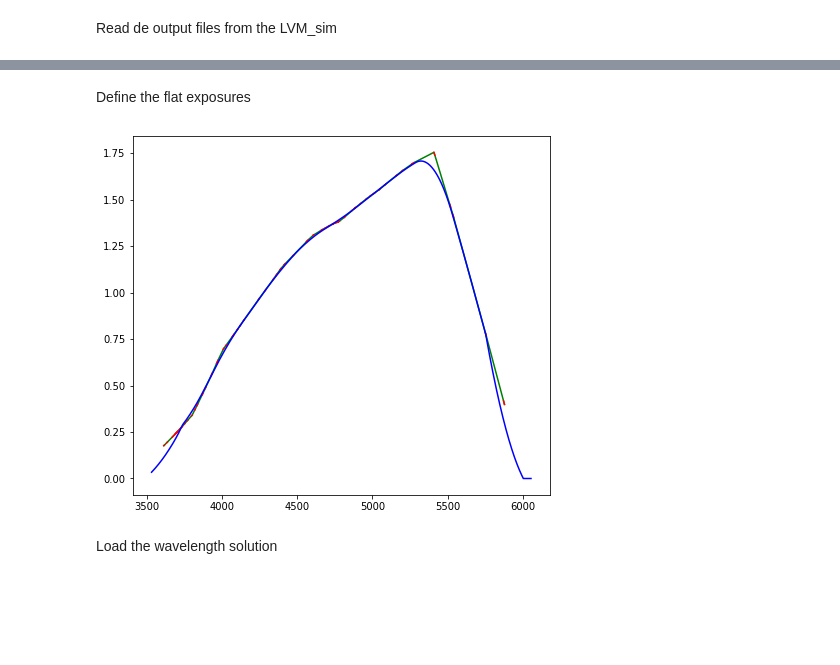
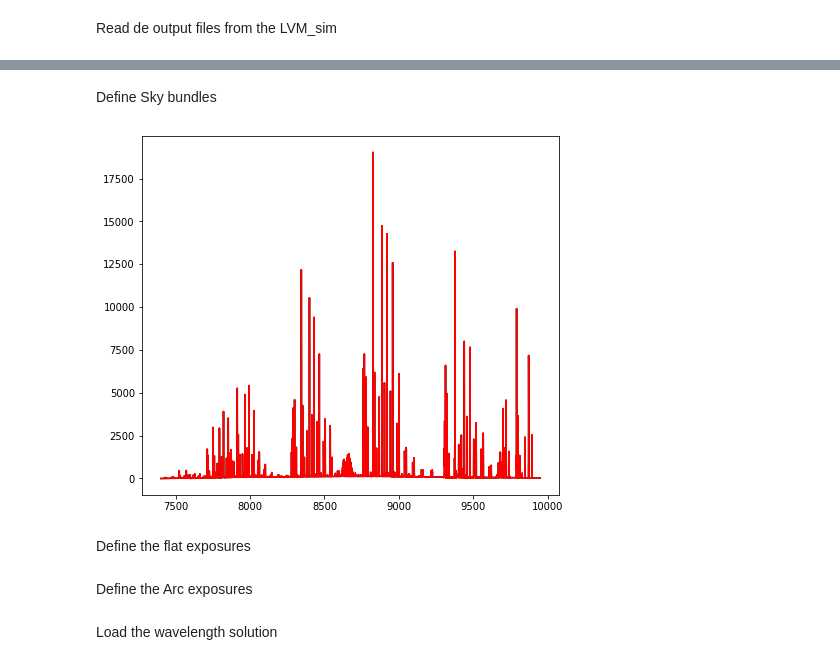
Before and after one commit to hjibarram/LVM_2D, a Jupyter notebook: Example.ipynb, the cells around one changed output, grey strips where cells are left out. Drawn from its saved outputs; the diff is of its cells as text; code cells hidden in the pictures; blank space fills up the shorter version.

Commit message:
v0.0.4
Implementation of Sky fibers, flats and arcs exposures and fixing bugs on the code

```diff
--- a/Example.ipynb
+++ b/Example.ipynb
@@ -58,9 +62,62 @@ plt.show()
+# %% [markdown]
+Define Sky bundles
+# %%
+exptime_sky='900'
+sky_nameA='LVM_skyA'
+sky_nameB='LVM_skyB'
+
+sky_fileA=sky_nameA+'_'+typ+'_full_'+exptime_sky+'_no_noise.fits'
+sky_fileB=sky_nameB+'_'+typ+'_full_'+exptime_sky+'_no_noise.fits'
+dir_cube='out_lvm_sim/'
+
+Total_SkyA,hdr2_skyA=fits.getdata(dir_cube+sky_fileA, 2, header=True)
+Wave_SkyA,hdr6_skyA=fits.getdata(dir_cube+sky_fileA, 6, header=True)
+hdu_skyA = fits.open(dir_cube+sky_fileA)
+table_hdu_skyA = hdu_skyA[7]
+table_data_skyA = table_hdu_skyA.data
+fibid_skyA=table_data_skyA.field('id')
+nx_sA,ny_sA=Total_SkyA.shape
+
+Total_SkyB,hdr2_skyB=fits.getdata(dir_cube+sky_fileB, 2, header=True)
+Wave_SkyB,hdr6_skyB=fits.getdata(dir_cube+sky_fileB, 6, header=True)
+hdu_skyB = fits.open(dir_cube+sky_fileB)
+table_hdu_skyB = hdu_skyB[7]
+table_data_skyB = table_hdu_skyB.data
+fibid_skyB=table_data_skyB.field('id')
+nx_sB,ny_sB=Total_SkyB.shape
+
+import matplotlib.pyplot as plt
+fig, ax = plt.subplots(figsize=(6.8*1.1,5.5*1.2))
+plt.plot(Wave_SkyA,Total_SkyA[30,:],'-',color='black')
+plt.plot(Wave_SkyB,Total_SkyB[30,:],'-',color='red')
+plt.show()
+
+from scipy.interpolate.interpolate import interp1d
+import numpy as np
+
+fibid_F=np.zeros(nx+nx_sA+nx_sB,dtype=int)
+Total_F=np.zeros([nx+nx_sA+nx_sB,ny])
+Total_F[0:nx,:]=Total
+fibid_F[0:nx]=fibid
+for i in range(0, nx_sA):
+    Temp=interp1d(Wave_SkyA,Total_SkyA[i,:],bounds_error=False,fill_value=0)(Wave)
+    Total_F[i+nx,:]=Temp
+    fibid_F[i+nx]=i+nx+1
+for i in range(0, nx_sB):
+    Temp=interp1d(Wave_SkyB,Total_SkyB[i,:],bounds_error=False,fill_value=0)(Wave)
+    Total_F[i+nx+nx_sA,:]=Temp
+    fibid_F[i+nx+nx_sA]=i+nx+nx_sA+1
+nxf,nyf=Total_F.shape
+# %% [output]
+[figure, added]
 # %% [markdown]
 Define the flat exposures
 # %%
-Flat=True
+Flat=False
+from scipy.interpolate.interpolate import interp1d
+import numpy as np
 if Flat:
-    Target0,hdr1=fits.getdata(dir_cube+cube_file.replace('_no_noise','_input').replace('_21600',''), 1, header=True)
+    Target0,hdr1=fits.getdata(dir_cube+cube_file.replace('_no_noise','_input').replace('_'+exptime,''), 1, header=True)
 
     Rst=Target[30,:]/Target0[30,:]
     Rst=Rst/np.nanmean(Rst)
@@ -85,5 +142,5 @@ if Flat:
     plt.show()
 
     RstM=RstM*5000
-# %% [output]
-[figure, removed]
+# %% [markdown]
+Define the Arc exposures
```
Also changed, not shown: parts of 4 cells of this notebook, 14 other files.
